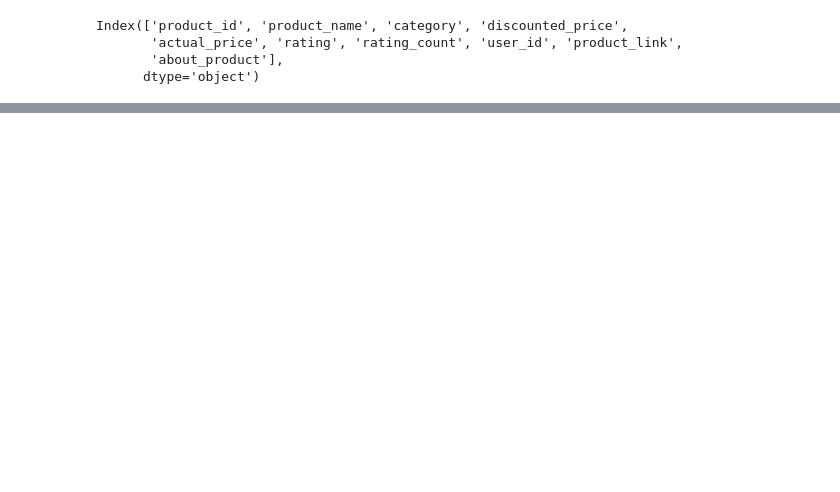
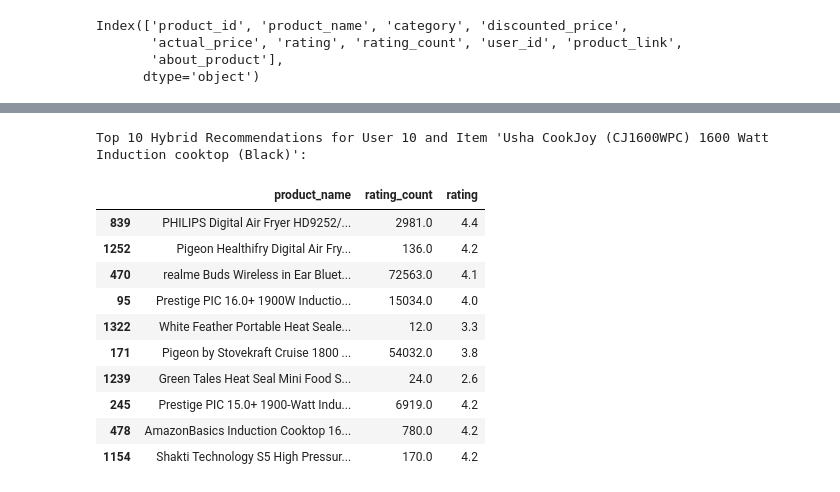
Before and after one commit to Mindulee1018/IRWA-Project, a Jupyter notebook: Recommendation_models.ipynb, the cells around one changed output, grey strips where cells are left out. Saved outputs shown, nothing was run; the diff lists cells and outputs as text; code cells hidden in the pictures; blank space fills up the shorter version.

```diff
--- a/Recommendation_models.ipynb
+++ b/Recommendation_models.ipynb
@@ -59,0 +323,22 @@ rating_base_recommendation.to_csv(output_file_path, index=False)
+# %%
+# Example usage: Get hybrid recommendations for a specific user and item
+target_user_id = 10 # Change this to the user_id you want recommendations for
+item_name = 'Usha CookJoy (CJ1600WPC) 1600 Watt Induction cooktop (Black)'
+
+hybrid_rec = hybrid_recommendations(df,target_user_id, item_name, top_n=10)
+
+print(f"Top 10 Hybrid Recommendations for User {target_user_id} and Item '{item_name}':")
+hybrid_rec
+# %% [output]
+Top 10 Hybrid Recommendations for User 10 and Item 'Usha CookJoy (CJ1600WPC) 1600 Watt Induction cooktop (Black)':
+|  | product_name | rating_count | rating |
+| 839 | PHILIPS Digital Air Fryer HD9252/... | 2981.0 | 4.4 |
+| 1252 | Pigeon Healthifry Digital Air Fry... | 136.0 | 4.2 |
+| 470 | realme Buds Wireless in Ear Bluet... | 72563.0 | 4.1 |
+| 95 | Prestige PIC 16.0+ 1900W Inductio... | 15034.0 | 4.0 |
+| 1322 | White Feather Portable Heat Seale... | 12.0 | 3.3 |
+| 171 | Pigeon by Stovekraft Cruise 1800 ... | 54032.0 | 3.8 |
+| 1239 | Green Tales Heat Seal Mini Food S... | 24.0 | 2.6 |
+| 245 | Prestige PIC 15.0+ 1900-Watt Indu... | 6919.0 | 4.2 |
+| 478 | AmazonBasics Induction Cooktop 16... | 780.0 | 4.2 |
+| 1154 | Shakti Technology S5 High Pressur... | 170.0 | 4.2 |
```
Also changed, not shown: parts of 26 cells of this notebook.
